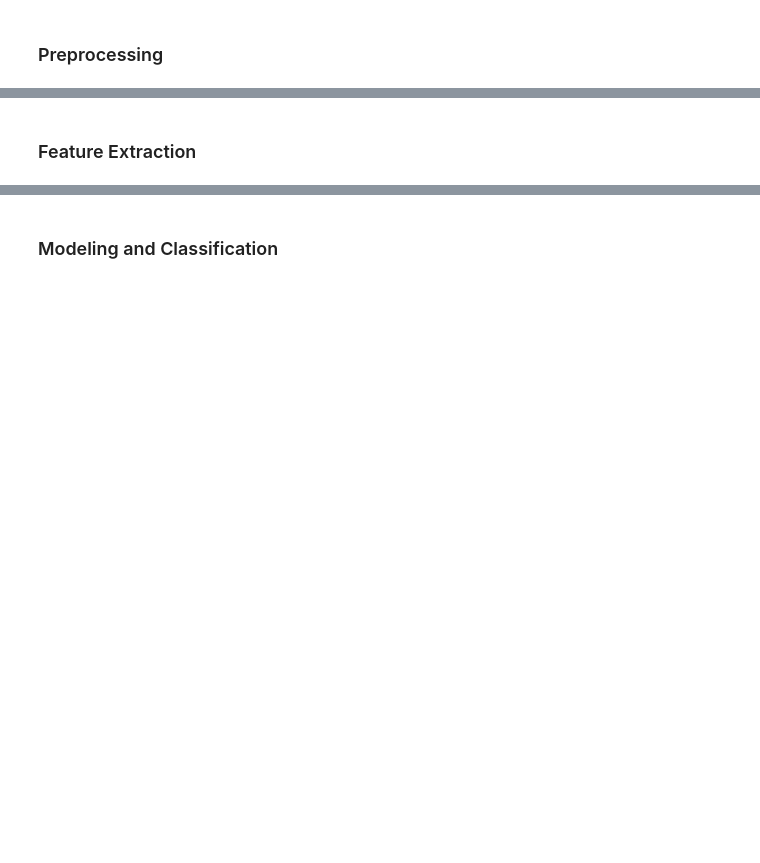
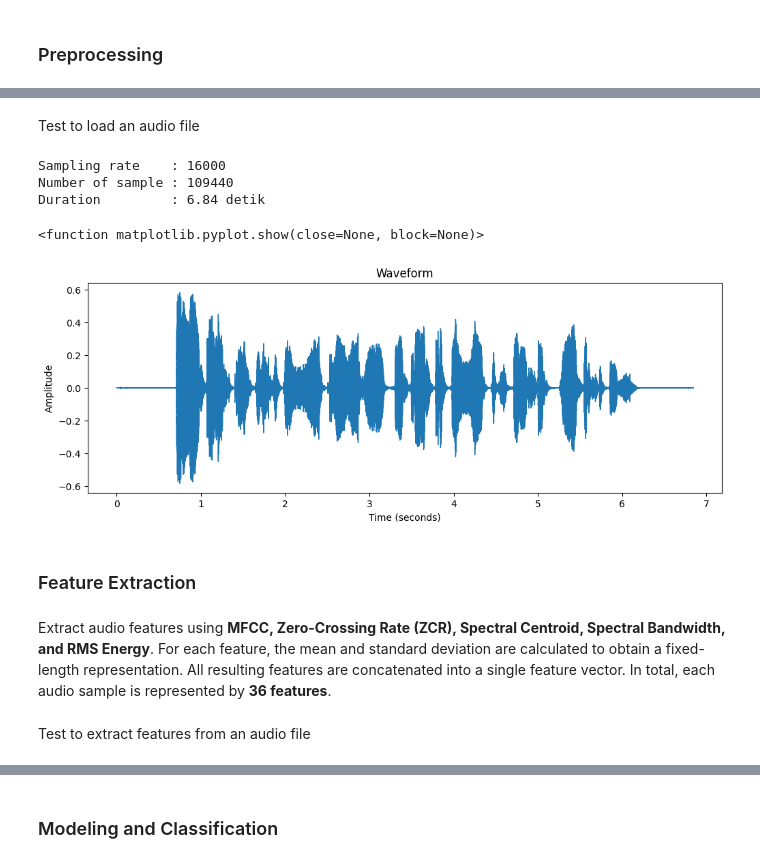
Before and after one commit to marcoyap41/speech-gender-classification, a Jupyter notebook: main.ipynb, the cells around one changed output, grey strips where cells are left out. Drawn from its saved outputs; the diff is of its cells as text; code cells hidden in the pictures; blank space fills up the shorter version.

Commit message:
Preprocessing, Feature Extraction, Modeling Done

```diff
--- a/main.ipynb
+++ b/main.ipynb
@@ -91,0 +150,8 @@ np.int64(1996)
+# %%
+df_train['valid_file'] = df_train['audio_path'].apply(
+    lambda x: os.path.exists(x)
+)
+
+df_test['valid_file'] = df_test['audio_path'].apply(
+    lambda x: os.path.exists(x)
+)
@@ -91,0 +164,3 @@ np.int64(1996)
+# %%
+df_train = df_train.drop(columns=['valid_file'])
+df_test = df_test.drop(columns=['valid_file'])
@@ -91,0 +169,8 @@ np.int64(1996)
+# %%
+label_mapping = {
+    "male_masculine": 0,
+    "female_feminine": 1
+}
+
+df_train['label'] = df_train['gender'].map(label_mapping)
+df_test['label'] = df_test['gender'].map(label_mapping)
@@ -92,2 +210,37 @@ np.int64(1996)
+# %% [markdown]
+Test to load an audio file
+# %%
+audio_path = df_train.iloc[0]["audio_path"]
+
+audio, sr = librosa.load(
+    audio_path,
+    sr=16000,
+    mono = True
+)
+# %%
+print("Sampling rate    :", sr)
+print("Number of sample :", len(audio))
+print("Duration         :", len(audio) / sr, "detik")
+# %% [output]
+Sampling rate    : 16000
+Number of sample : 109440
+Duration         : 6.84 detik
+# %%
+plt.figure(figsize=(12,4))
+
+librosa.display.waveshow(
+    audio,
+    sr=sr
+)
+
+plt.title("Waveform")
+plt.xlabel("Time (seconds)")
+plt.ylabel("Amplitude")
+plt.show
+# %% [output]
+<function matplotlib.pyplot.show(close=None, block=None)>
+[figure, added]
 # %% [markdown]
 ### Feature Extraction
+# %% [markdown]
+Extract audio features using **MFCC, Zero-Crossing Rate (ZCR), Spectral Centroid, Spectral Bandwidth, and RMS Energy**. For each feature, the mean and standard deviation are calculated to obtain a fixed-length representation. All resulting features are concatenated into a single feature vector. In total, each audio sample is represented by **36 features**.
@@ -93,0 +315,2 @@ np.int64(1996)
+# %% [markdown]
+Test to extract features from an audio file
```
Also changed, not shown: parts of 37 cells of this notebook.
